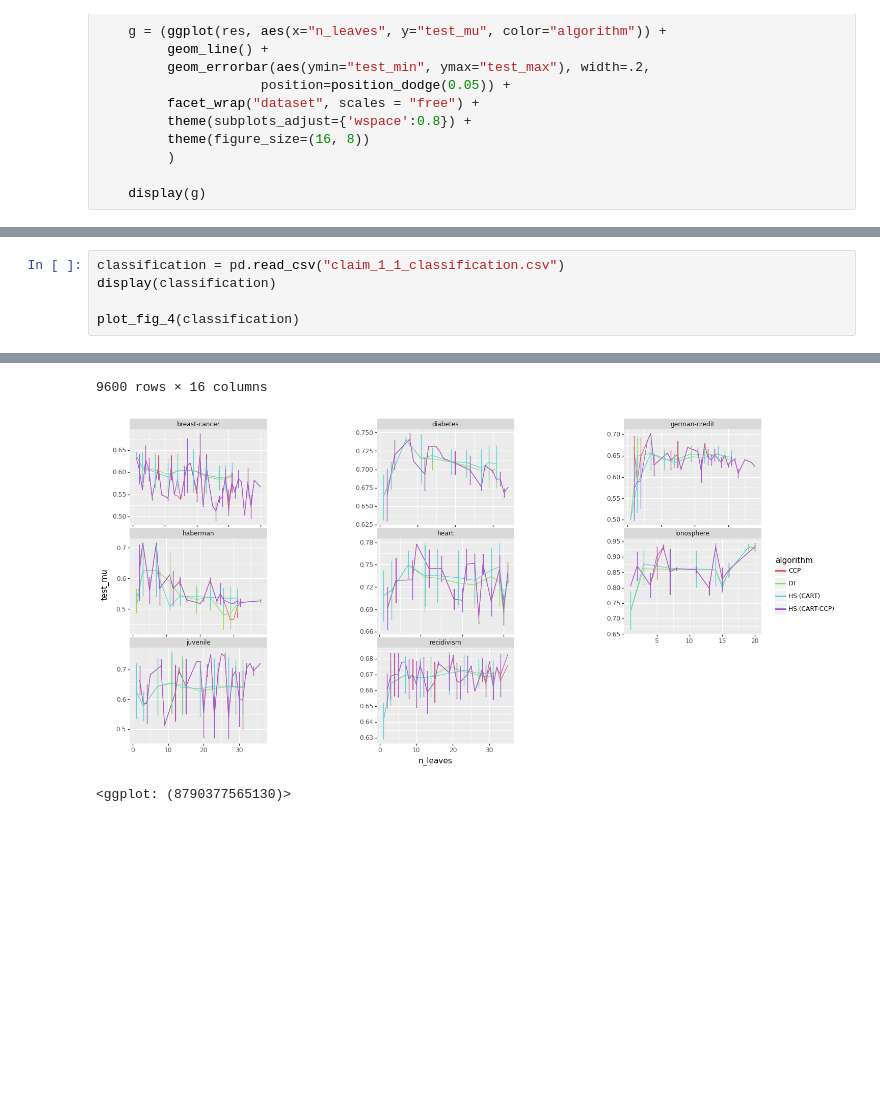
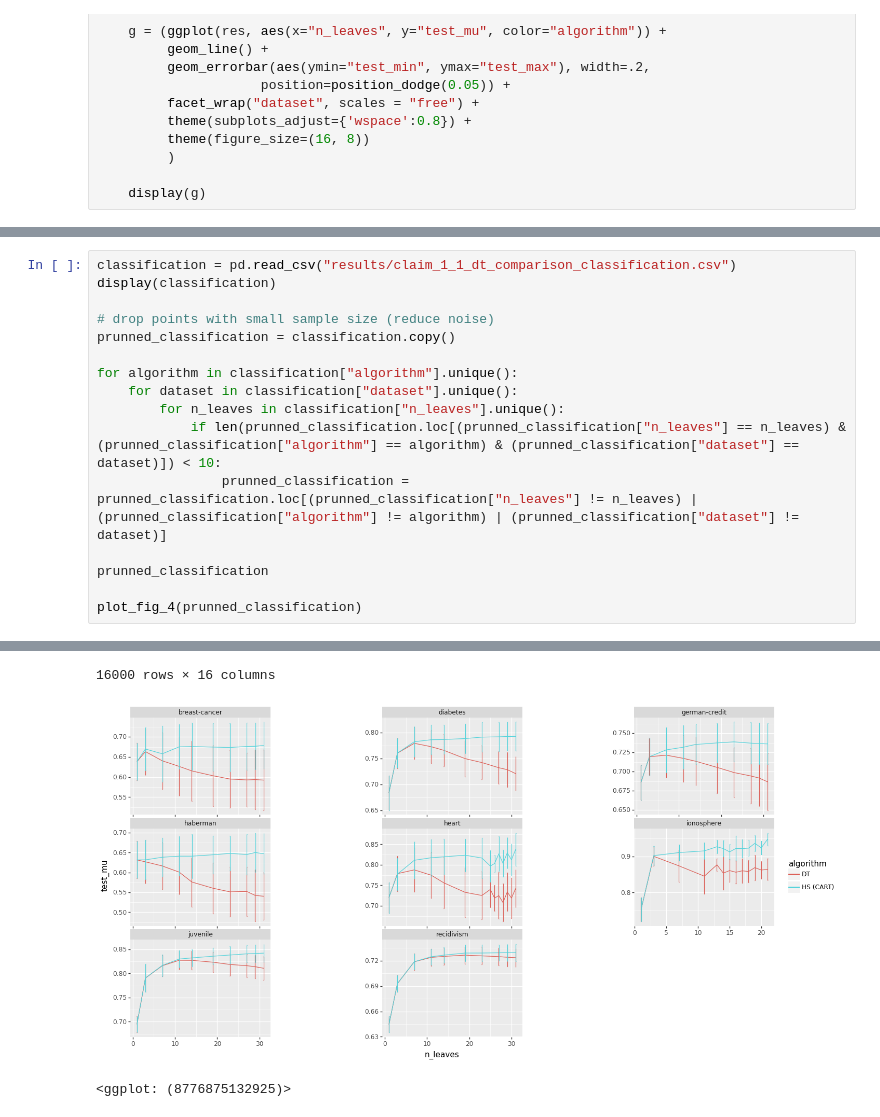
Before and after one commit to do8572/MLDS, a Jupyter notebook: notebooks/claim_1_1_graphs.ipynb, the cells around one changed output, grey strips where cells are left out. Drawn from its saved outputs; the diff is of its cells as text; blank space fills up the shorter version.

Commit message:
claim 1 - fix

```diff
--- a/notebooks/claim_1_1_graphs.ipynb
+++ b/notebooks/claim_1_1_graphs.ipynb
@@ -62,7 +57,18 @@ plot_fig_4(regression)
 # %%
-classification = pd.read_csv("claim_1_1_classification.csv")
+classification = pd.read_csv("results/claim_1_1_dt_comparison_classification.csv")
 display(classification)
 
-plot_fig_4(classification)
+# drop points with small sample size (reduce noise)
+prunned_classification = classification.copy()
+
+for algorithm in classification["algorithm"].unique():
+    for dataset in classification["dataset"].unique():
+        for n_leaves in classification["n_leaves"].unique():
+            if len(prunned_classification.loc[(prunned_classification["n_leaves"] == n_leaves) & (prunned_classification["algorithm"] == algorithm) & (prunned_classification["dataset"] == dataset)]) < 10:
+                prunned_classification = prunned_classification.loc[(prunned_classification["n_leaves"] != n_leaves) | (prunned_classification["algorithm"] != algorithm) | (prunned_classification["dataset"] != dataset)]
+
+prunned_classification
+
+plot_fig_4(prunned_classification)
 # %% [output]
 |  | task | dataset | boot_iter | algorithm | scoring | n_leaves | max_leaves | regularization | train_score | ... |
@@ -80,3 +86,3 @@ plot_fig_4(classification)
-9600 rows × 16 columns
+16000 rows × 16 columns
-[figure, old version]
+[figure, new version]
-<ggplot: (8790377565130)>
+<ggplot: (8776875132925)>
```
Also changed, not shown: parts of 12 cells of this notebook, 5 other files.
